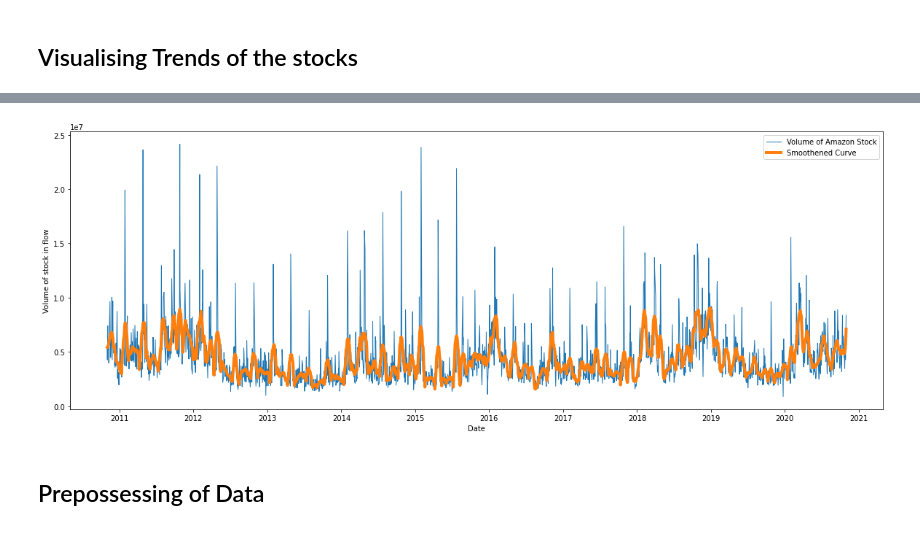
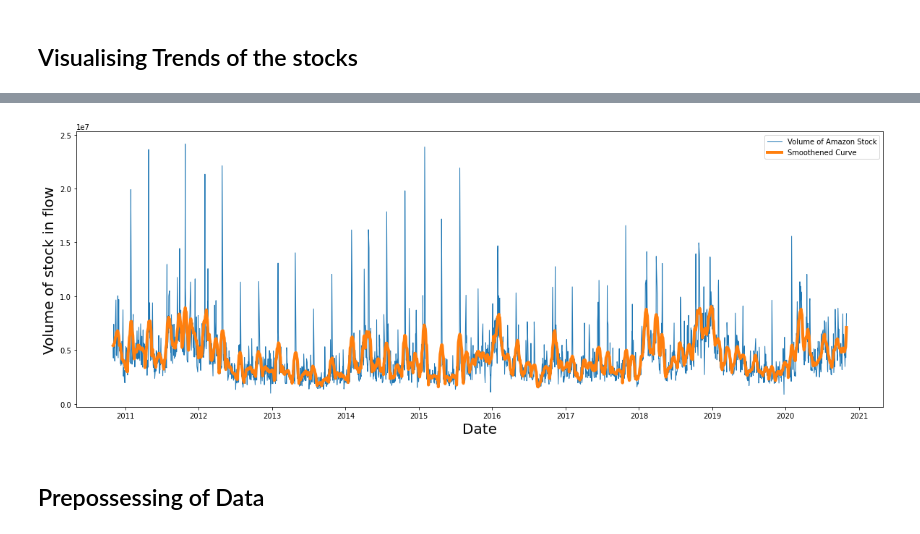
Before and after one commit to Naval-surange/PnRP-Project, a Jupyter notebook: PnRP model.ipynb, the cells around one changed output, grey strips where cells are left out. Saved outputs shown, nothing was run; the diff lists cells and outputs as text; code cells hidden in the pictures.

```diff
--- a/PnRP model.ipynb
+++ b/PnRP model.ipynb
@@ -112,15 +113,15 @@ plt.show()
 # %%
 plt.figure(figsize=(20,7))
 plt.plot(df["Volume"],label="Volume of Amazon Stock",linewidth=1)
 yhat = savgol_filter(df["Volume"], 25, 3)
 plt.plot(df["Date"],yhat,linewidth=4,label="Smoothened Curve")
-plt.xlabel("Date")
-plt.ylabel("Volume of stock in flow")
+plt.xlabel("Date",fontsize=20)
+plt.ylabel("Volume of stock in flow",fontsize=20)
 plt.legend()
 plt.savefig("fig3.png",dpi=500)
 plt.show()
 # %% [output]
-[figure, old version]
+[figure, new version]
 # %% [markdown]
 ## Prepossessing of Data
 # %%
```
Also changed, not shown: parts of 2 cells of this notebook, 2 other files.
